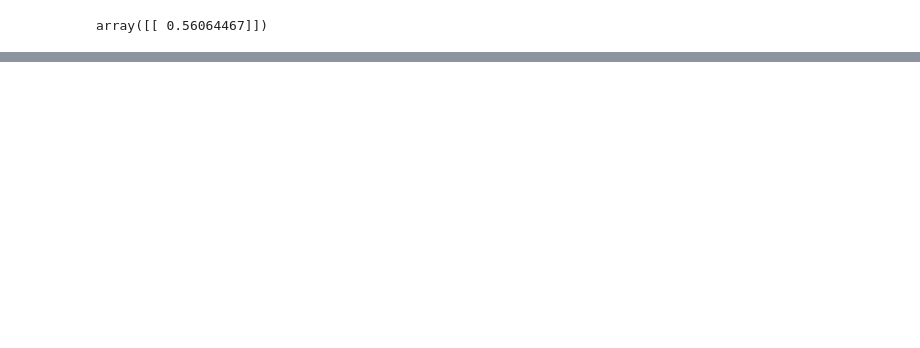
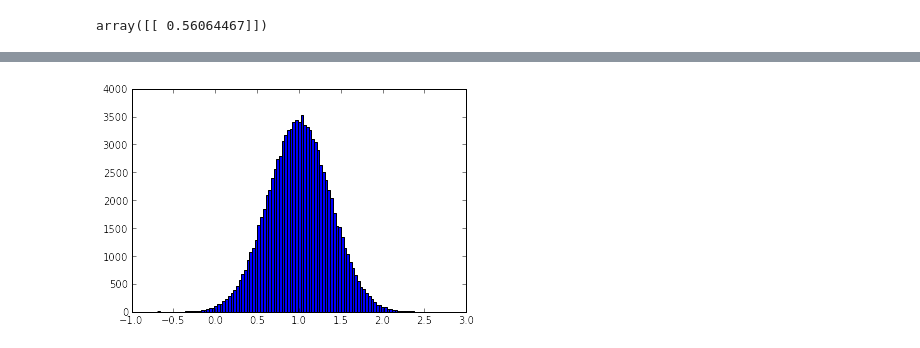
Before and after one commit to practical-neuroimaging/pna-notebooks, a Jupyter notebook: correlated_regressors.ipynb, the cells around one changed output, grey strips where cells are left out. Cells and saved outputs as stored; diff of their text form; code cells hidden in the pictures; blank space fills up the shorter version.

```diff
--- a/correlated_regressors.ipynb
+++ b/correlated_regressors.ipynb
@@ -120,0 +141,4 @@ np.sqrt(C_both_1.T.dot(npl.pinv(X_both.T.dot(X_both)).dot(C_both_1)))
+# %%
+_ = plt.hist(B_boths_o[0], bins=100)
+# %% [output]
+[figure, added]
```
Also changed, not shown: parts of 24 cells of this notebook.
